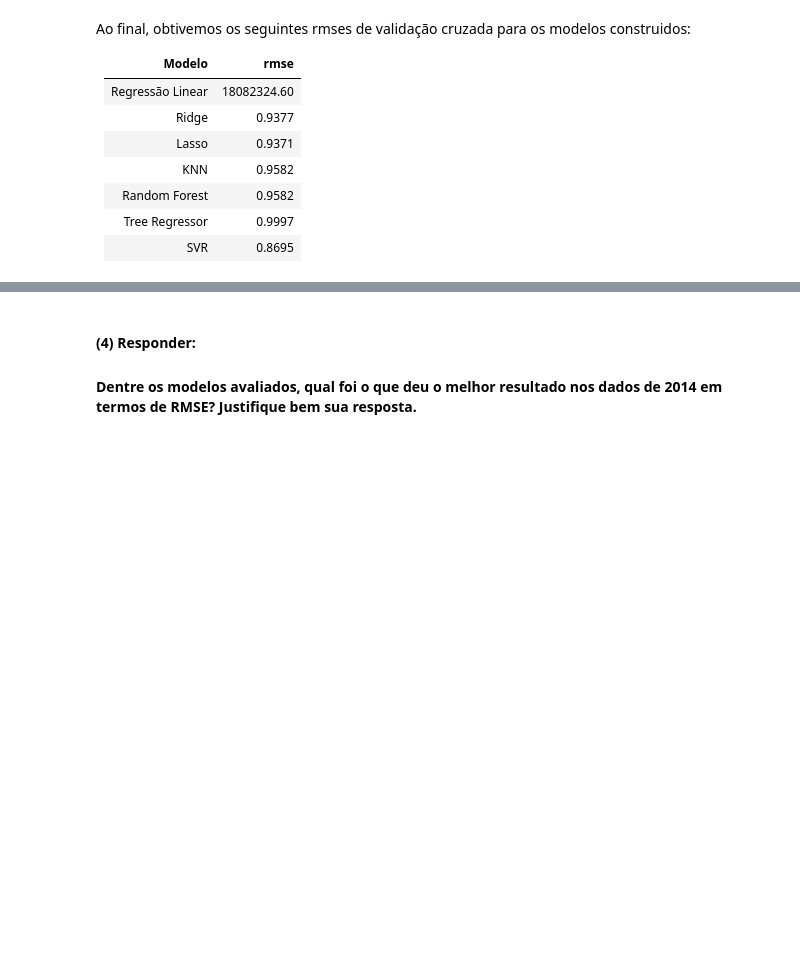
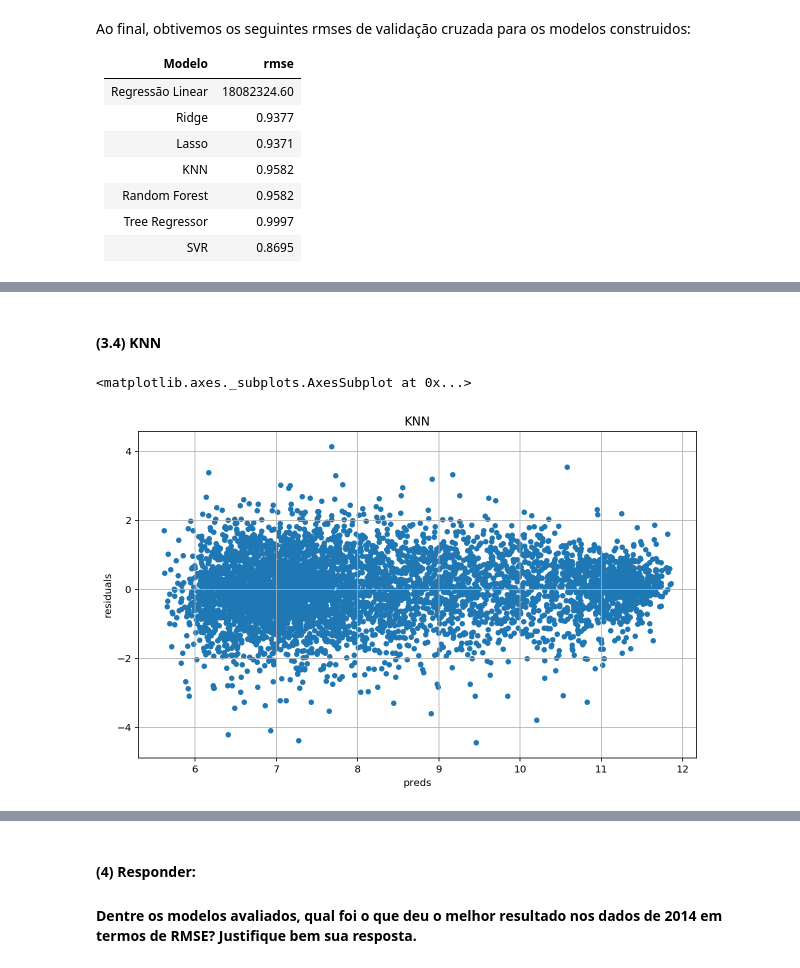
Before and after one commit to lucasncabral/MachineLearning, a Jupyter notebook: ElectionPrediction/ElectionPredictionNb.ipynb, the cells around one changed output, grey strips where cells are left out. Saved outputs shown, nothing was run; the diff lists cells and outputs as text; code cells hidden in the pictures; blank space fills up the shorter version.

```diff
--- a/ElectionPrediction/ElectionPredictionNb.ipynb
+++ b/ElectionPrediction/ElectionPredictionNb.ipynb
@@ -216,0 +252,12 @@ Ao final, obtivemos os seguintes rmses de validação cruzada para os modelos co
+# %% [markdown]
+#### (3.4) KNN
+# %%
+model_knn = KNeighborsRegressor(cv_knn.idxmin())
+model_knn.fit(X_train,Y_train)
+
+preds_knn = pd.DataFrame({"preds":model_knn.predict(X_train), "true":Y_train})
+preds_knn["residuals"] = preds_knn["true"] - preds_knn["preds"]
+preds_knn.plot(x = "preds", y = "residuals",kind = "scatter", title = "KNN", grid = True)
+# %% [output]
+<matplotlib.axes._subplots.AxesSubplot at 0x...>
+[figure, added]
```
Also changed, not shown: parts of 23 cells of this notebook.
